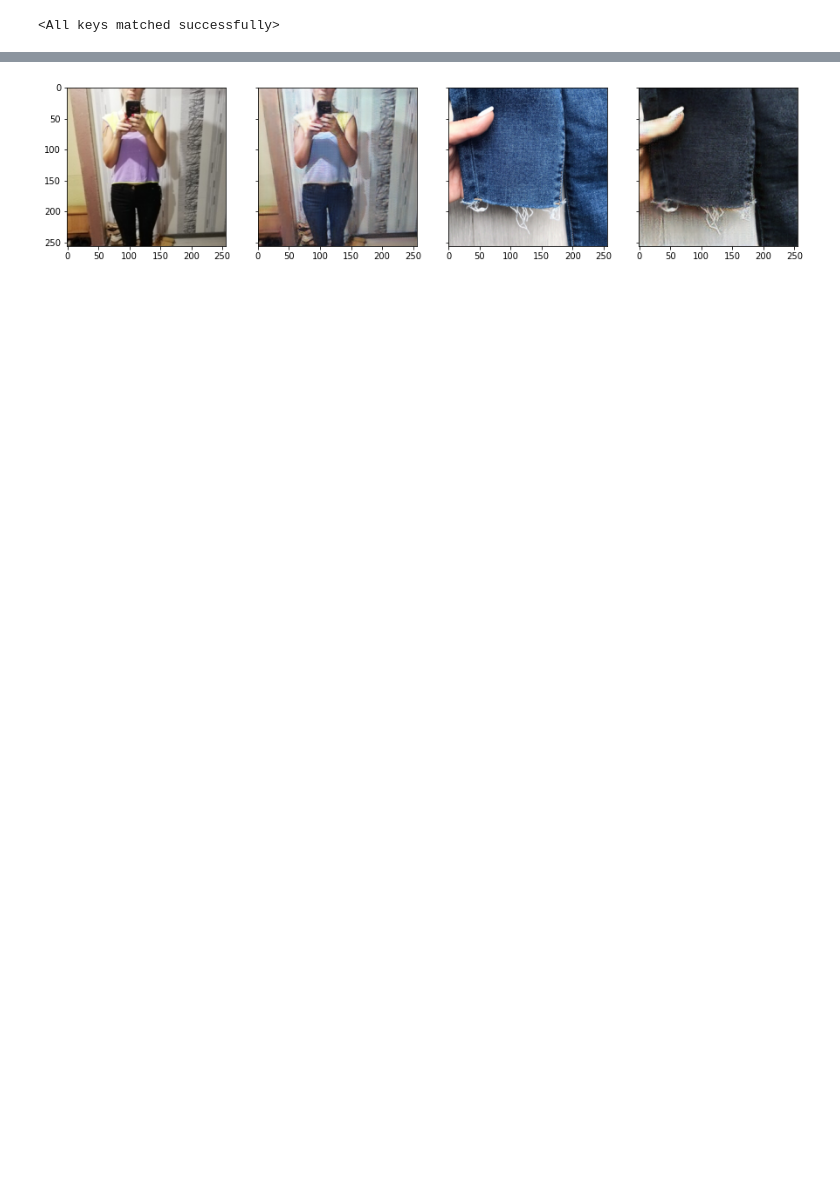
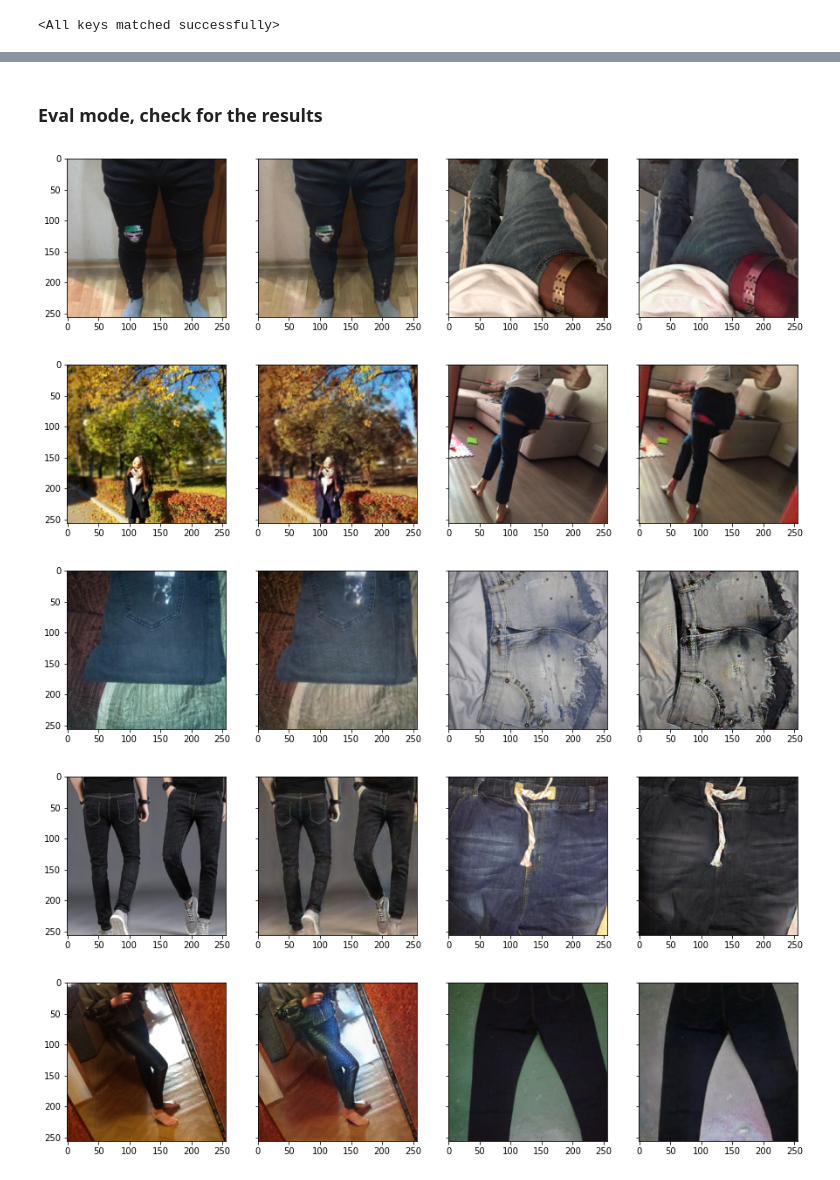
Before and after one commit to germanjke/cycleGAN_jeans_example, a Jupyter notebook: fashioncycleGAN.ipynb, the cells around one changed output, grey strips where cells are left out. Cells and saved outputs as stored; diff of their text form; code cells hidden in the pictures; blank space fills up the shorter version.

```diff
--- a/fashioncycleGAN.ipynb
+++ b/fashioncycleGAN.ipynb
@@ -468,4 +479,38 @@ Buffered data was truncated after reaching the output size limit.
-# %%
-grid_show([real_A[3], fake_B[3].detach(), real_B[3], fake_A[3].detach()])
-# %% [output]
-[figure, removed]
+# %% [markdown]
+### Eval mode, check for the results
+# %%
+netG_A2B.eval()
+netG_B2A.eval()
+netD_A.eval()
+netD_B.eval()
+
+for i in range(len(dataloader)):
+
+    try:
+        for d in dataloader:
+            batch = d
+            break
+    except FileNotFoundError:
+        continue
+    except OSError:
+        continue
+
+    real_A = input_A.copy_(batch['A'])
+    real_B = input_B.copy_(batch['B'])
+    fake_B = netG_A2B(real_A)
+    fake_A = netG_B2A(real_B)
+
+    if real_A.shape[1] != 3 or real_B.shape[1] != 3:
+        continue
+
+    grid_show([real_A[0], fake_B[0].detach(), real_B[0], fake_A[0].detach()])
+    plt.show()
+
+    if i == 10:
+        break
+# %% [output]
+[figure, added]
+[figure, added]
+[figure, added]
+[figure, added]
+[figure, added]
```
Also changed, not shown: parts of 11 cells of this notebook.
